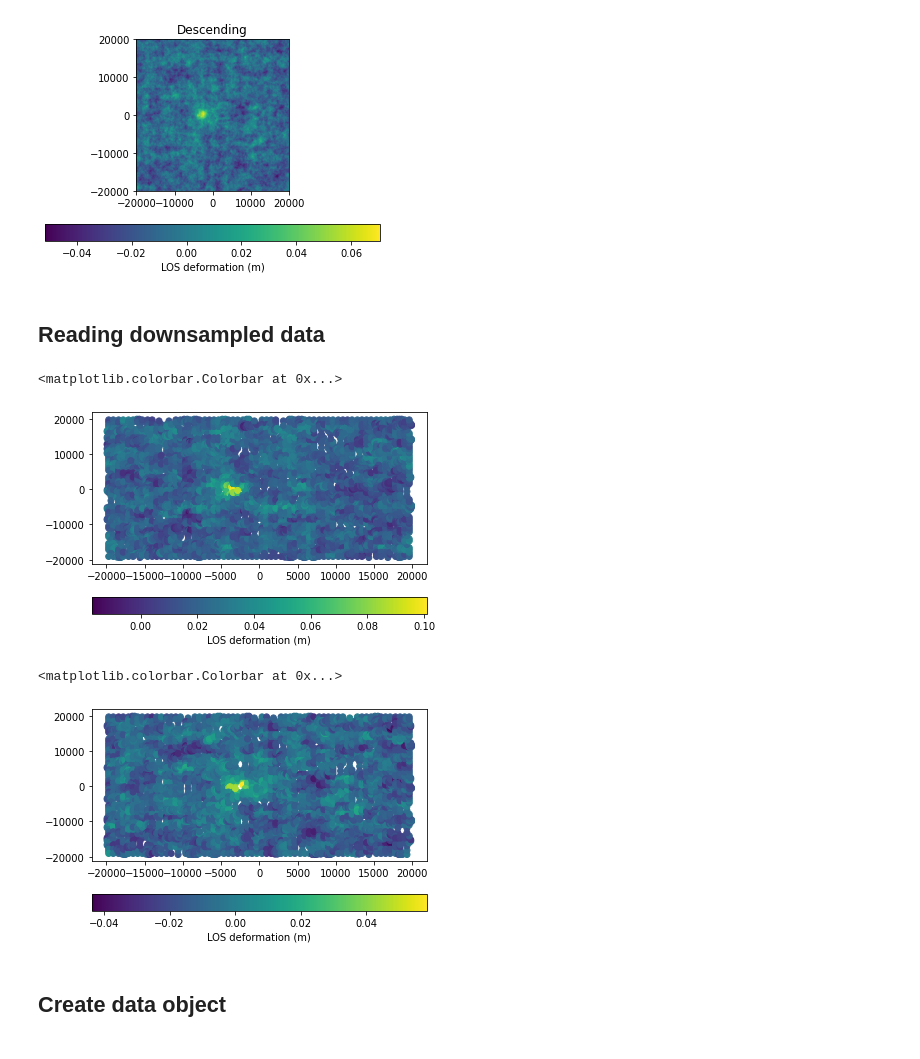
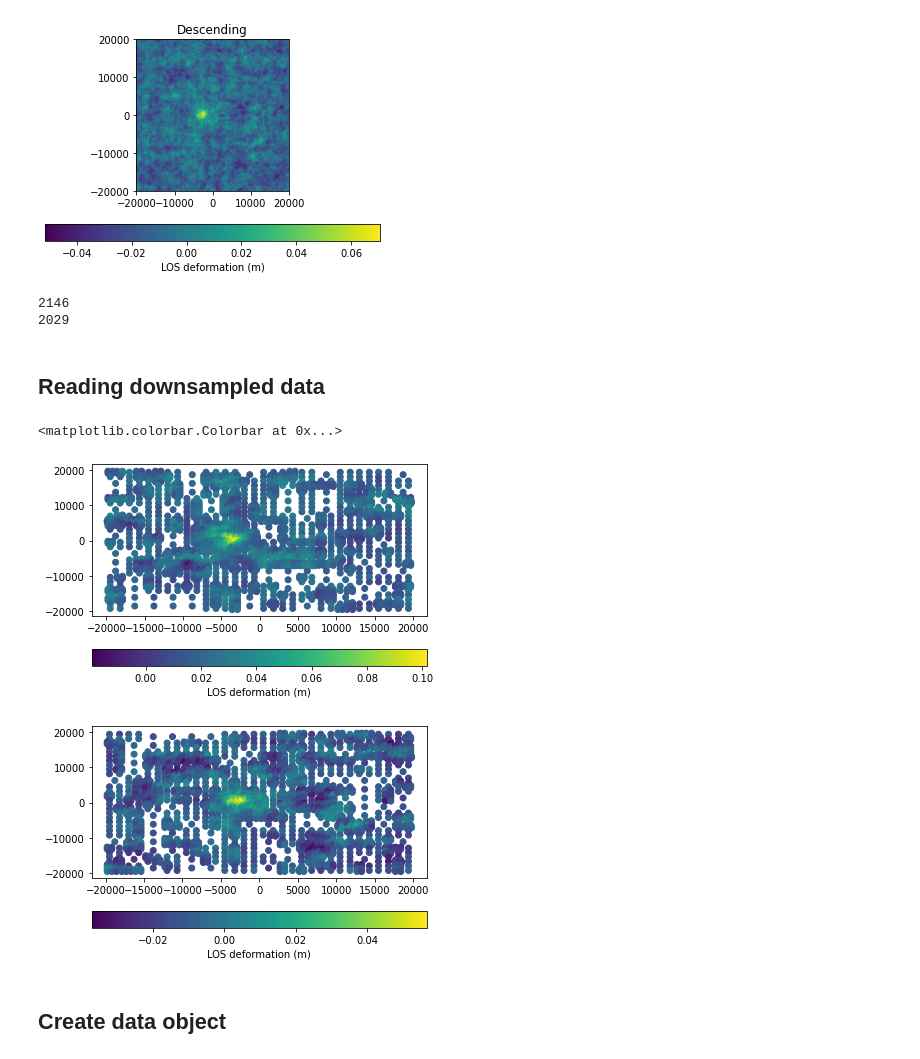
Before and after one commit to uafgeotools/vmod, a Jupyter notebook: dvd_insar_high_off.ipynb, the cells around one changed output. Saved outputs shown, nothing was run; the diff lists cells and outputs as text; code cells hidden in the pictures.

```diff
--- a/dvd_insar_high_off.ipynb
+++ b/dvd_insar_high_off.ipynb
@@ -51,26 +51,31 @@ plt.colorbar(label='LOS deformation (m)',orientation='horizontal')
 <matplotlib.colorbar.Colorbar at 0x...>
 [figure]
 [figure]
+# %%
+util.quadtree_var(losa,azsa,incsa,extent=[-20000,20000,-20000,20000],th=np.nanvar(losa)/50,name='examples/dvd/insar/asc_high.txt')
+util.quadtree_var(losd,azsd,incsd,extent=[-20000,20000,-20000,20000],th=np.nanvar(losd)/50,name='examples/dvd/insar/des_high.txt')
+# %% [output]
+2146
+2029
 # %% [markdown]
 ## Reading downsampled data
 # %%
-xsa,ysa,azsa,lksa,losa,elosa,refa=util.read_insar_csv('examples/dvd/insar/asc_low.txt')
+import numpy as np
+
+xsa,ysa,azsa,lksa,losa,elosa,refa=util.read_insar_csv('examples/dvd/insar/asc_high.txt')
+xsd,ysd,azsd,lksd,losd,elosd,refd=util.read_insar_csv('examples/dvd/insar/des_high.txt')
 
 plt.figure()
 plt.scatter(xsa,ysa,c=losa)
 plt.colorbar(label='LOS deformation (m)',orientation='horizontal')
+
+plt.figure()
+plt.scatter(xsd,ysd,c=losd)
+plt.colorbar(label='LOS deformation (m)',orientation='horizontal')
 # %% [output]
 <matplotlib.colorbar.Colorbar at 0x...>
-[figure, old version]
+[figure, new version]
+[figure, added]
-# %%
-xsd,ysd,azsd,lksd,losd,elosd,refd=util.read_insar_csv('examples/dvd/insar/des_low.txt')
-
-plt.figure()
-plt.scatter(xsd,ysd,c=losd)
-plt.colorbar(label='LOS deformation (m)',orientation='horizontal')
-# %% [output]
-<matplotlib.colorbar.Colorbar at 0x...>
-[figure, removed]
 # %% [markdown]
 ## Create data object
 # %%
```
Also changed, not shown: parts of 7 cells of this notebook, 2 other files.
